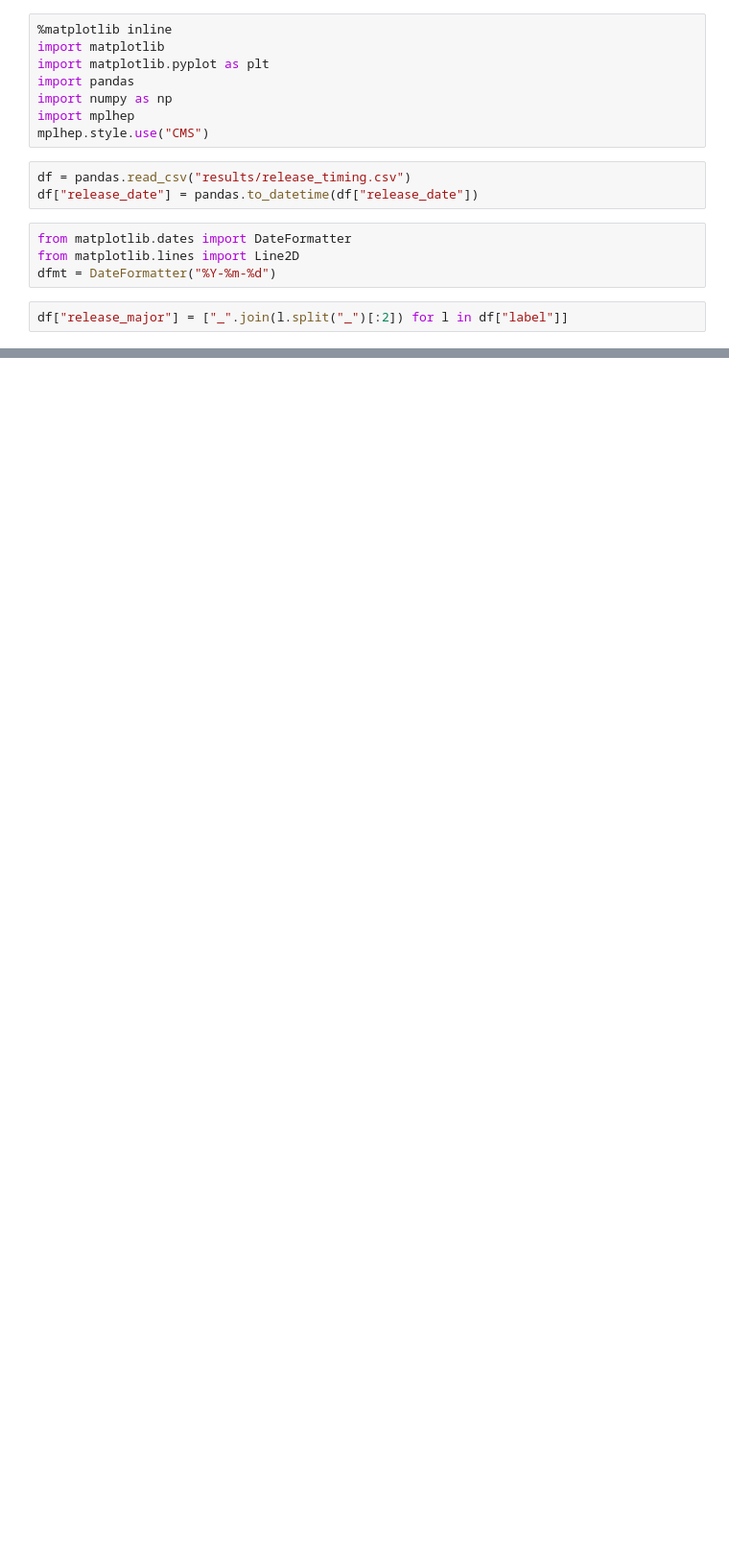
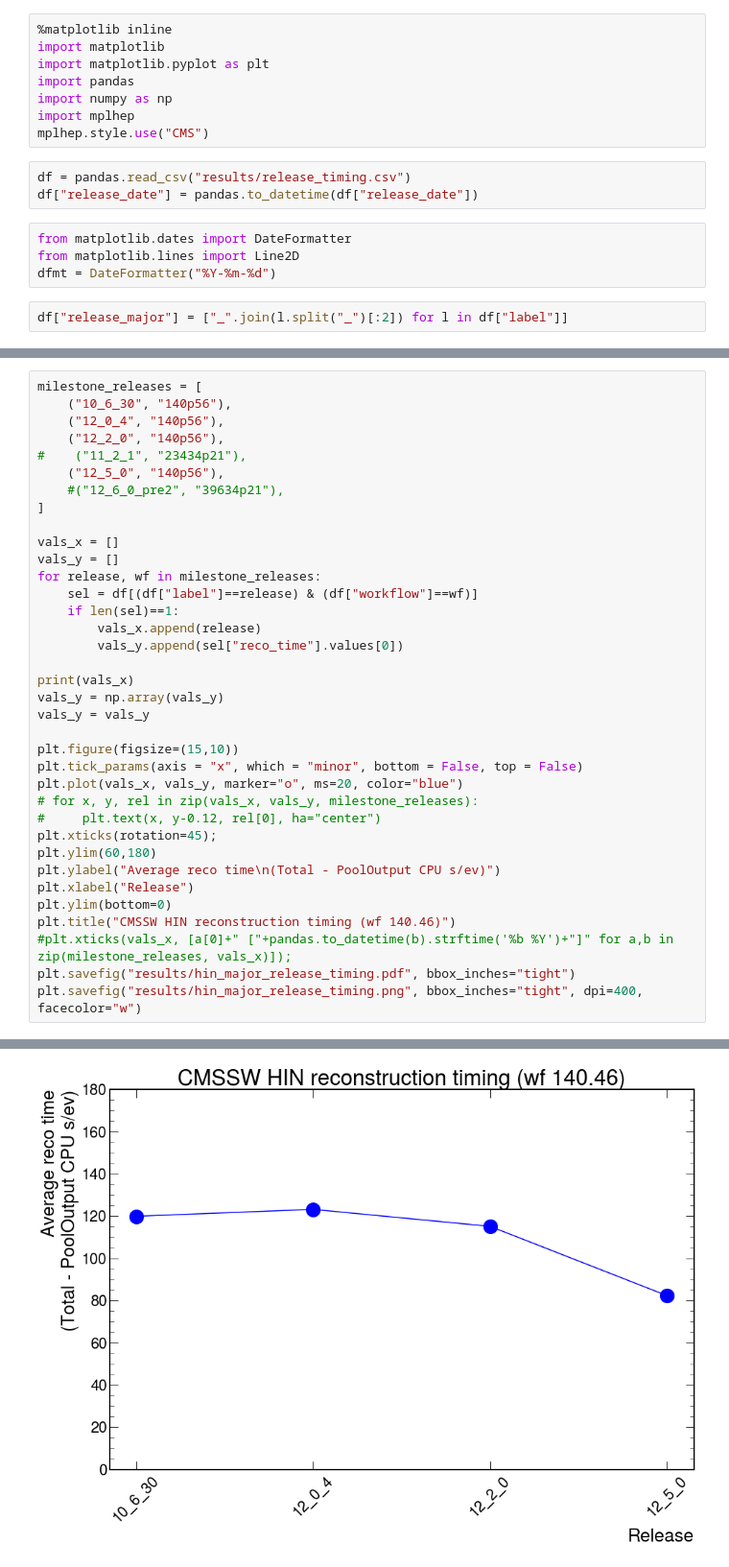
Before and after one commit to clacaputo/cms-reco-profiling, a Jupyter notebook: plot.ipynb, the cells around one changed output, grey strips where cells are left out. Shown at 96% size. Cells and saved outputs as stored; diff of their text form; blank space fills up the shorter version.

Commit message:
Plot for HIN timing added

```diff
--- a/plot.ipynb
+++ b/plot.ipynb
@@ -263,0 +264,37 @@ plt.savefig("results/major_release_timing.png", bbox_inches="tight", dpi=400, fa
+# %%
+milestone_releases = [
+    ("10_6_30", "140p56"),
+    ("12_0_4", "140p56"),
+    ("12_2_0", "140p56"),
+#    ("11_2_1", "23434p21"),
+    ("12_5_0", "140p56"),
+    #("12_6_0_pre2", "39634p21"),
+]
+
+vals_x = []
+vals_y = []
+for release, wf in milestone_releases:
+    sel = df[(df["label"]==release) & (df["workflow"]==wf)]
+    if len(sel)==1:
+        vals_x.append(release)
+        vals_y.append(sel["reco_time"].values[0])
+
+print(vals_x)
+vals_y = np.array(vals_y)
+vals_y = vals_y
+
+plt.figure(figsize=(15,10))
+plt.tick_params(axis = "x", which = "minor", bottom = False, top = False)
+plt.plot(vals_x, vals_y, marker="o", ms=20, color="blue")
+# for x, y, rel in zip(vals_x, vals_y, milestone_releases):
+#     plt.text(x, y-0.12, rel[0], ha="center")
+plt.xticks(rotation=45);
+plt.ylim(60,180)
+plt.ylabel("Average reco time\n(Total - PoolOutput CPU s/ev)")
+plt.xlabel("Release")
+plt.ylim(bottom=0)
+plt.title("CMSSW HIN reconstruction timing (wf 140.46)")
+#plt.xticks(vals_x, [a[0]+" ["+pandas.to_datetime(b).strftime('%b %Y')+"]" for a,b in zip(milestone_releases, vals_x)]);
+plt.savefig("results/hin_major_release_timing.pdf", bbox_inches="tight")
+plt.savefig("results/hin_major_release_timing.png", bbox_inches="tight", dpi=400, facecolor="w")
+# %% [output]
@@ -263,0 +302 @@ plt.savefig("results/major_release_timing.png", bbox_inches="tight", dpi=400, fa
+[figure, added]
```
Also changed, not shown: parts of 6 cells of this notebook, 12 other files.
